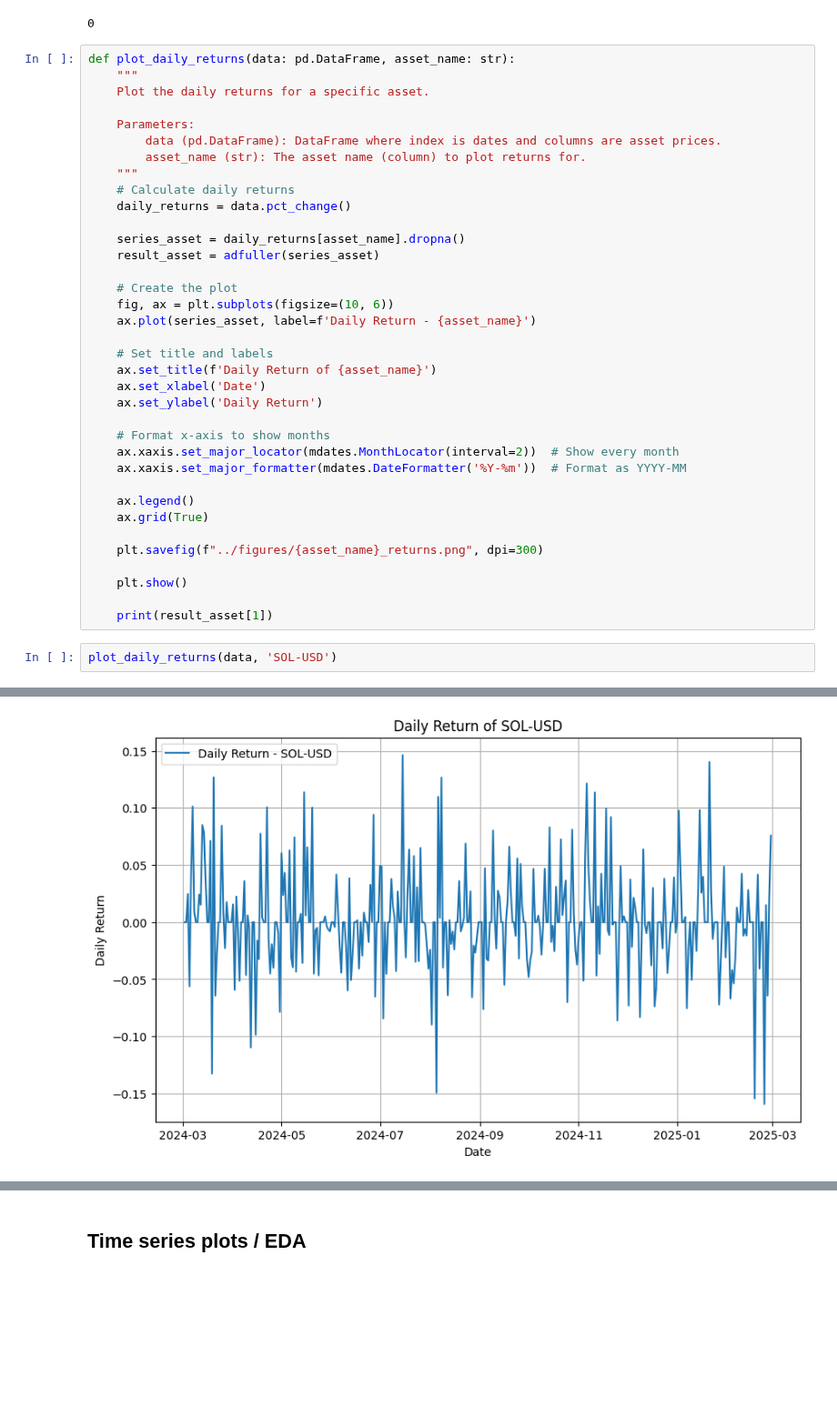
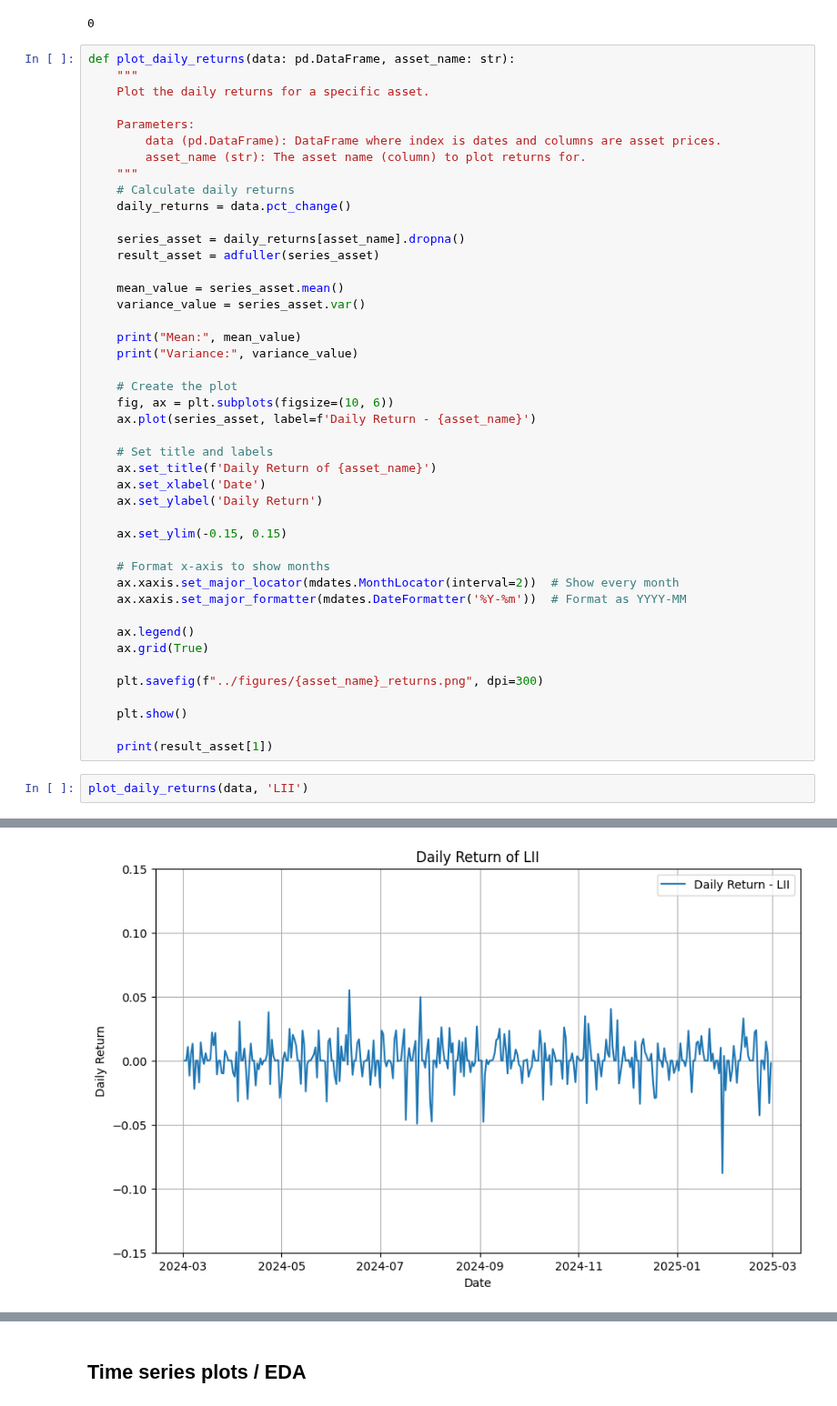
Before and after one commit to shaeanneeu/cryptoto, a Jupyter notebook: notebooks/timeseries.ipynb, the cells around one changed output, grey strips where cells are left out. Shown at 91% size. Saved outputs shown, nothing was run; the diff lists cells and outputs as text; blank space fills up the shorter version.

Commit message:
cleaned up time series

```diff
--- a/notebooks/timeseries.ipynb
+++ b/notebooks/timeseries.ipynb
@@ -178,6 +178,12 @@ def plot_daily_returns(data: pd.DataFrame, asset_name: str):
     series_asset = daily_returns[asset_name].dropna()
     result_asset = adfuller(series_asset)
 
+    mean_value = series_asset.mean()
+    variance_value = series_asset.var()
+
+    print("Mean:", mean_value)
+    print("Variance:", variance_value)
+
     # Create the plot
     fig, ax = plt.subplots(figsize=(10, 6))
     ax.plot(series_asset, label=f'Daily Return - {asset_name}')
@@ -186,6 +192,8 @@ def plot_daily_returns(data: pd.DataFrame, asset_name: str):
     ax.set_title(f'Daily Return of {asset_name}')
     ax.set_xlabel('Date')
     ax.set_ylabel('Daily Return')
+
+    ax.set_ylim(-0.15, 0.15)
 
     # Format x-axis to show months
     ax.xaxis.set_major_locator(mdates.MonthLocator(interval=2))  # Show every month
@@ -200,5 +208,5 @@ def plot_daily_returns(data: pd.DataFrame, asset_name: str):
 
     print(result_asset[1])
 # %%
-plot_daily_returns(data, 'SOL-USD')
+plot_daily_returns(data, 'LII')
 # %% [output]
@@ -205 +215 @@ plot_daily_returns(data, 'SOL-USD')
-[figure, old version]
+[figure, new version]
```
Also changed, not shown: parts of 10 cells of this notebook, 6 other files.
